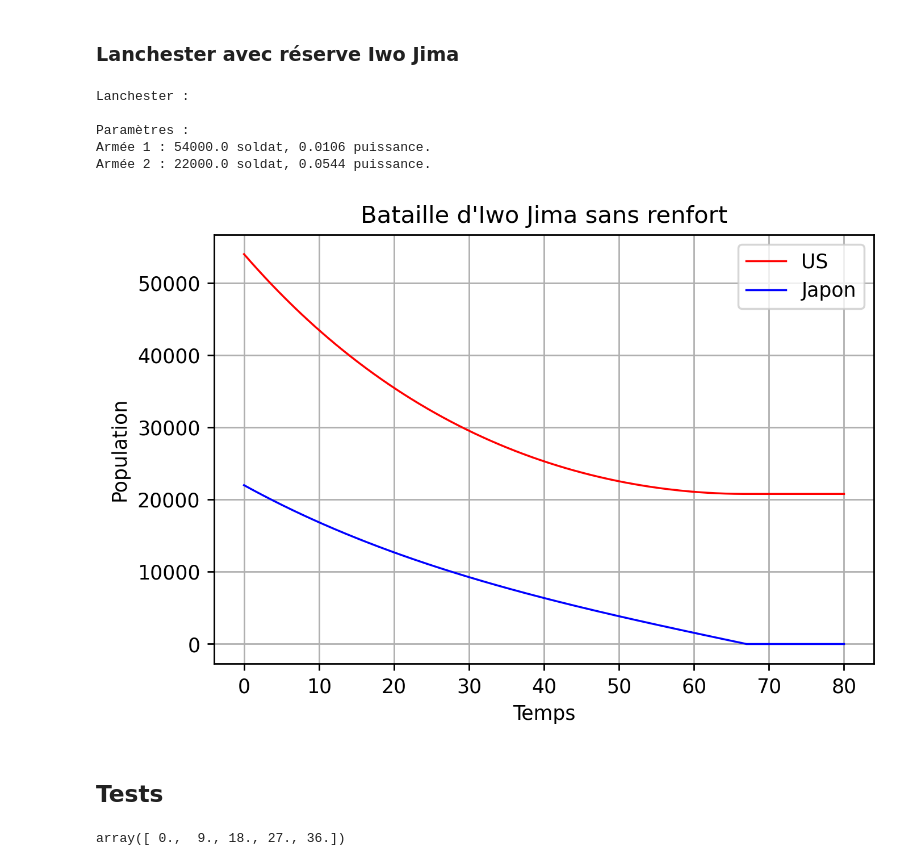
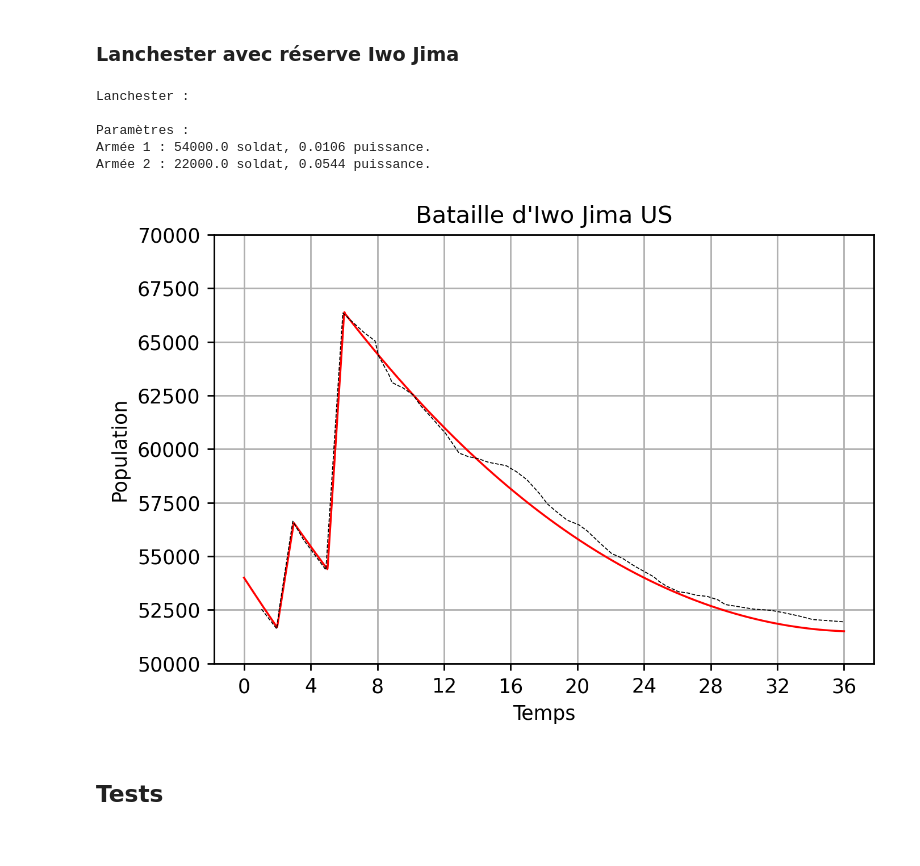
Before and after one commit to VLaplaud-Biophysics/SurLeChamp, a Jupyter notebook: IwoJima.ipynb, the cells around one changed output. Drawn from its saved outputs; the diff is of its cells as text; code cells hidden in the pictures.

```diff
--- a/IwoJima.ipynb
+++ b/IwoJima.ipynb
@@ -73,11 +73,11 @@ def PlotRes_Lc(t,X,P,Ttl,labels, **kwargs):
     if exp:
         ax1.plot(Texp,POPexp,'--k',lw=0.5)
     plt.grid()
-    plt.legend(loc='best')
+    #plt.legend(loc='best')
     plt.xlabel('Temps')
     plt.ylabel('Population')
-    #plt.ylim(50000,70000)
-    #plt.xticks(ticks=[0,4,8,12,16,20,24,28,32,36])
+    plt.ylim(50000,70000)
+    plt.xticks(ticks=[0,4,8,12,16,20,24,28,32,36])
 
 
     return
@@ -86,16 +88,16 @@ def PlotRes_Lc(t,X,P,Ttl,labels, **kwargs):
 # %%
-def Res(t):
+def Res(t): # Fonction envoie de renfort depuis la resserve
 
     if (t>=0) & (t<1):
         R = 0
     elif (t>=1) & (t<2):
         R = 0
     elif (t>=2) & (t<3):
-        R = 0
+        R = 6000
     elif (t>=3) & (t<5):
         R = 0
     elif (t>=5) & (t<6):
-        R = 0
+        R = 13000
     else:
         R = 0
 
@@ -143,7 +145,7 @@ Armée 2 : 105.0 soldat, 0.1 puissance.
 # %% [markdown]
 ### Lanchester avec réserve Iwo Jima
 # %%
-njour = 80
+njour = 36
 
 tspan = (0,njour)
 teval = np.linspace(0, njour,  (njour+1)*100) # Temps
@@ -156,38 +158,34 @@ Texp = [1.05192629815745, 1.96314907872696, 2.12395309882747,2.92797319932998, 3
         15.7386934673366, 16.3283082077051, 16.9715242881072, 17.7219430485762, 18.2043551088777, 18.6867671691792,
         19.3835845896147, 20.0804020100502, 20.5628140703517, 21.3668341708542, 22.0636515912897, 22.7068676716917,
         23.4572864321608, 24.2077051926298, 24.5829145728643, 24.9045226130653, 25.3333333333333, 26.0837520938023,
         26.6197654941373, 27.1557788944723, 27.7989949748743, 28.4422110552763, 28.8710217755443, 29.7286432160804,
         30.5862646566164, 31.6046901172529, 32.3551088777219, 33.3199329983249, 34.1239530988274, 35.0887772194304, 36]
 
 POPexp = [52534.8314606741, 51617.9775280898, 52588.7640449438, 56633.7078651685, 55770.7865168539, 54368.5393258427,
           66341.5730337078, 65424.7191011236, 65047.1910112359, 64346.0674157303, 63429.213483146, 63105.617977528,
           62835.9550561797, 62512.3595505618, 62026.9662921348, 61757.3033707865, 61487.6404494382, 61056.1797752809,
           60732.5842696629, 60247.1910112359, 59815.7303370786, 59653.9325842696, 59546.0674157303, 59384.2696629213,
           59222.4719101123, 58952.808988764, 58575.2808988764, 57928.0898876404, 57442.6966292134, 57119.1011235955,
           56687.6404494382, 56471.9101123595, 56202.2471910112, 55608.9887640449, 55123.5955056179, 54907.8651685393,
           54530.3370786516, 54206.7415730337, 54044.9438202247, 53829.213483146, 53613.4831460674, 53343.8202247191,
           53289.8876404494, 53182.0224719101, 53128.0898876404, 52966.2921348314, 52750.5617977528, 52642.6966292134,
           52534.8314606741, 52480.8988764044, 52373.0337078651, 52211.2359550561, 52049.4382022471, 51995.5056179775,
           51941.5730337078]
 
 """ Lanchester """
 P_LcR = [0.0106,0.0544] # Set de paramètres
 X0_LcR = np.array([54000, 22000])  # Conditions initiales
 
 print('\033[1m' + '\033[4m' + 'Lanchester :\n' + '\033[0m')
 T_LcR,X_LcR = Solve_LcR(tspan,teval,X0_LcR,P_LcR)
 
-PlotRes_Lc(T_LcR,X_LcR.T,P_LcR,'Bataille d\'Iwo Jima sans renfort',['US','Japon'])
+PlotRes_Lc(T_LcR,X_LcR.T,P_LcR,'Bataille d\'Iwo Jima US',['US','Japon'],texp = Texp, popexp = POPexp)
 # %% [output]
 Lanchester :
 
 Paramètres :
 Armée 1 : 54000.0 soldat, 0.0106 puissance.
 Armée 2 : 22000.0 soldat, 0.0544 puissance.
-[figure, old version]
+[figure, new version]
 # %% [markdown]
 ## Tests
-# %%
-np.linspace(0, 36,  5)
-# %% [output]
-array([ 0.,  9., 18., 27., 36.])
```
Also changed, not shown: parts of 2 cells of this notebook, 1 other file.
